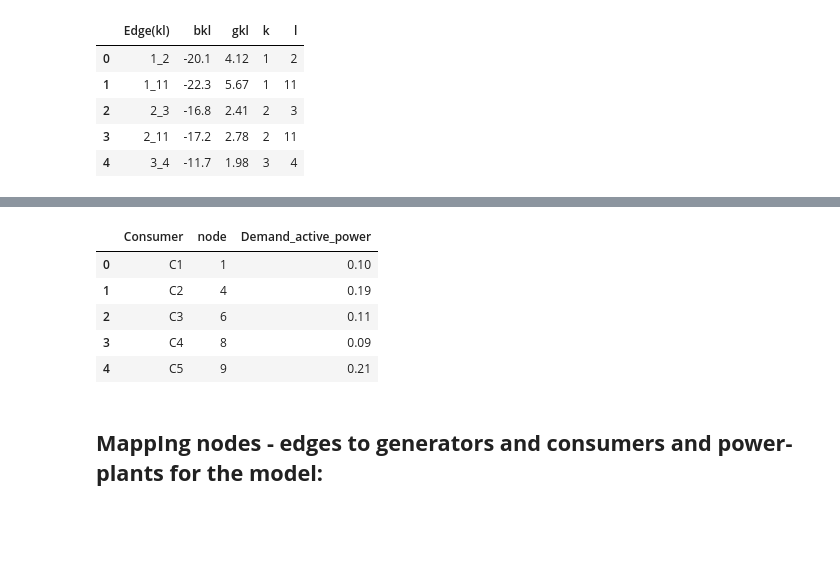
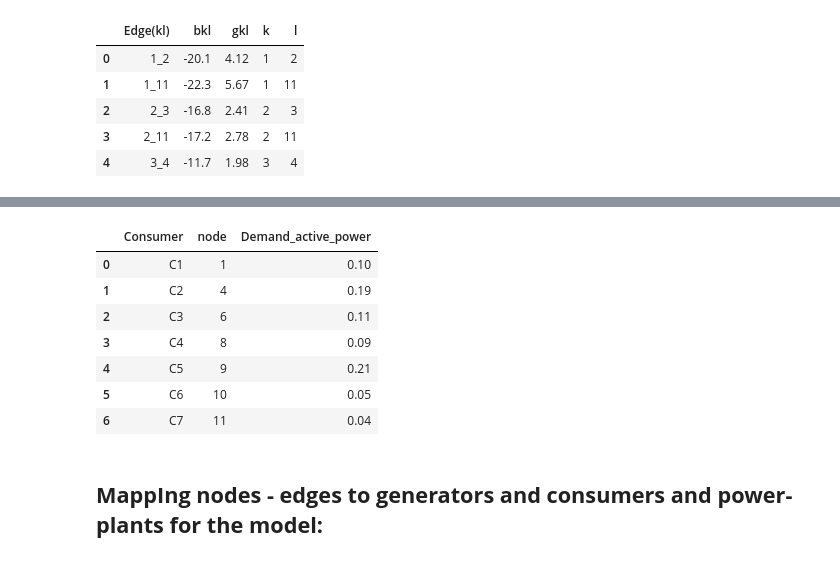
Before and after one commit to parishwadomkar/Optimization, a Jupyter notebook: NonlinearOptimization/Project_NLP_PlanningElectricityProduction_Transmission.ipynb, the cells around one changed output, grey strips where cells are left out. Saved outputs shown, nothing was run; the diff lists cells and outputs as text; code cells hidden in the pictures; blank space fills up the shorter version.

```diff
--- a/NonlinearOptimization/Project_NLP_PlanningElectricityProduction_Transmission.ipynb
+++ b/NonlinearOptimization/Project_NLP_PlanningElectricityProduction_Transmission.ipynb
@@ -49,13 +67,15 @@ generator_data.head()
 # %%
-powerplant = pd.read_excel('Project.xlsx', sheet_name='PowerPlant') # not used
-consumer_data.head()
+# powerplant = pd.read_excel('Project.xlsx', sheet_name='PowerPlant') # not used
+consumer_data
 # %% [output]
 |  | Consumer | node | Demand_active_power |
 | 0 | C1 | 1 | 0.10 |
 | 1 | C2 | 4 | 0.19 |
 | 2 | C3 | 6 | 0.11 |
 | 3 | C4 | 8 | 0.09 |
 | 4 | C5 | 9 | 0.21 |
+| 5 | C6 | 10 | 0.05 |
+| 6 | C7 | 11 | 0.04 |
 # %% [markdown]
 ## **MappIng nodes - edges to generators and consumers and power-plants for the model:**
 # %%
```
Also changed, not shown: parts of 17 cells of this notebook.
